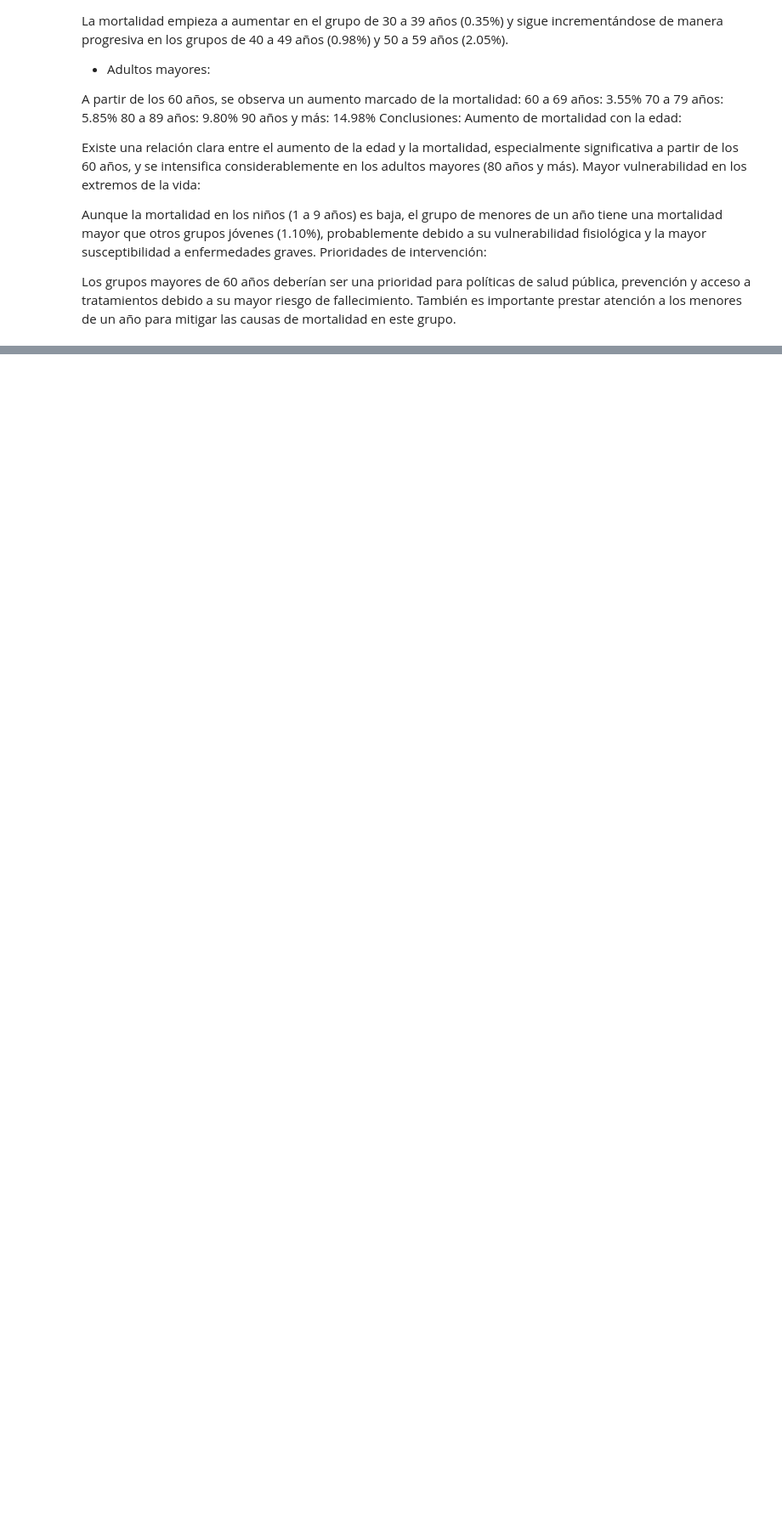
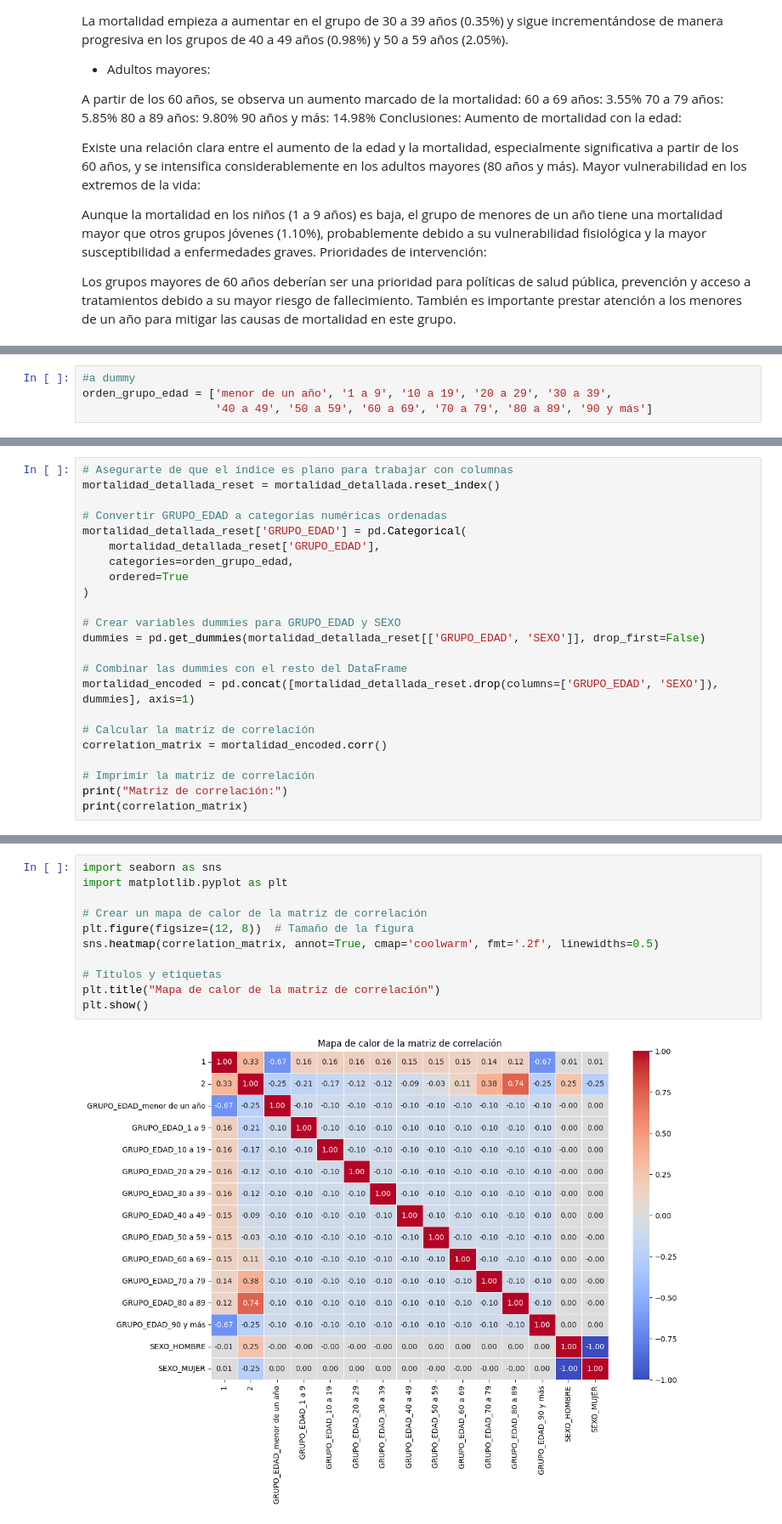
Before and after one commit to siwikiwi/ATDC--imt2200, a Jupyter notebook: egresos_vania.ipynb, the cells around one changed output, grey strips where cells are left out. Shown: that part at 85% size. Drawn from its saved outputs; the diff is of its cells as text; blank space fills up the shorter version.

```diff
--- a/egresos_vania.ipynb
+++ b/egresos_vania.ipynb
@@ -254,0 +305,4 @@ menor de un año HOMBRE   1.100874  98.899126
+# %%
+#a dummy
+orden_grupo_edad = ['menor de un año', '1 a 9', '10 a 19', '20 a 29', '30 a 39',
+                    '40 a 49', '50 a 59', '60 a 69', '70 a 79', '80 a 89', '90 y más']
@@ -254,0 +334,23 @@ menor de un año HOMBRE   1.100874  98.899126
+# %%
+# Asegurarte de que el índice es plano para trabajar con columnas
+mortalidad_detallada_reset = mortalidad_detallada.reset_index()
+
+# Convertir GRUPO_EDAD a categorías numéricas ordenadas
+mortalidad_detallada_reset['GRUPO_EDAD'] = pd.Categorical(
+    mortalidad_detallada_reset['GRUPO_EDAD'],
+    categories=orden_grupo_edad,
+    ordered=True
+)
+
+# Crear variables dummies para GRUPO_EDAD y SEXO
+dummies = pd.get_dummies(mortalidad_detallada_reset[['GRUPO_EDAD', 'SEXO']], drop_first=False)
+
+# Combinar las dummies con el resto del DataFrame
+mortalidad_encoded = pd.concat([mortalidad_detallada_reset.drop(columns=['GRUPO_EDAD', 'SEXO']), dummies], axis=1)
+
+# Calcular la matriz de correlación
+correlation_matrix = mortalidad_encoded.corr()
+
+# Imprimir la matriz de correlación
+print("Matriz de correlación:")
+print(correlation_matrix)
@@ -254,0 +394,13 @@ menor de un año HOMBRE   1.100874  98.899126
+# %%
+import seaborn as sns
+import matplotlib.pyplot as plt
+
+# Crear un mapa de calor de la matriz de correlación
+plt.figure(figsize=(12, 8))  # Tamaño de la figura
+sns.heatmap(correlation_matrix, annot=True, cmap='coolwarm', fmt='.2f', linewidths=0.5)
+
+# Títulos y etiquetas
+plt.title("Mapa de calor de la matriz de correlación")
+plt.show()
+# %% [output]
+[figure, added]
```
Also changed, not shown: parts of 21 cells of this notebook.
